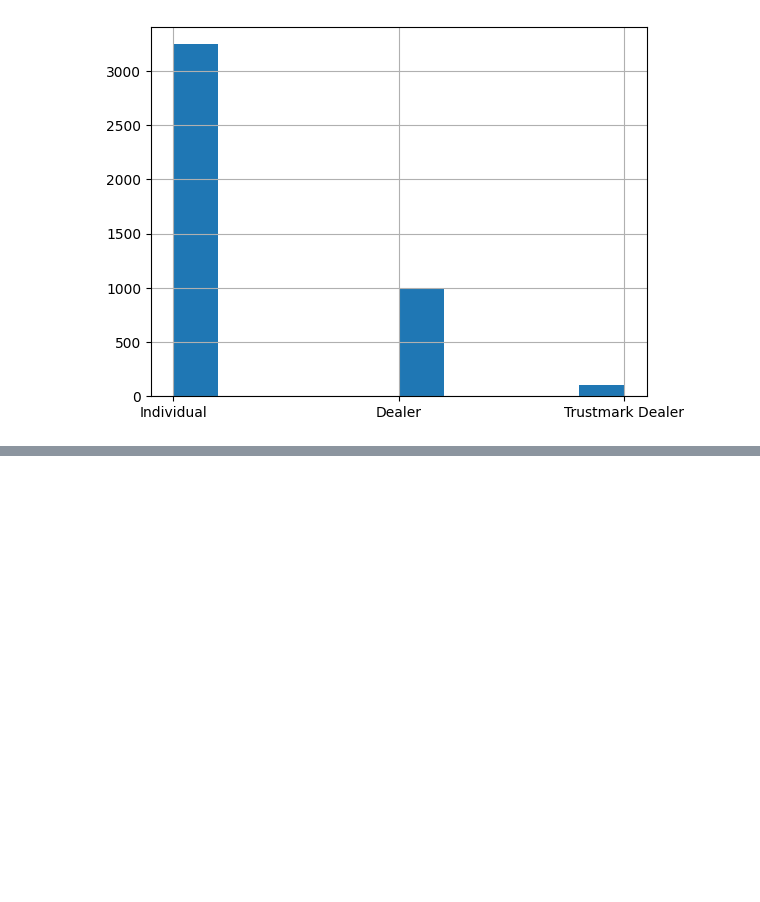
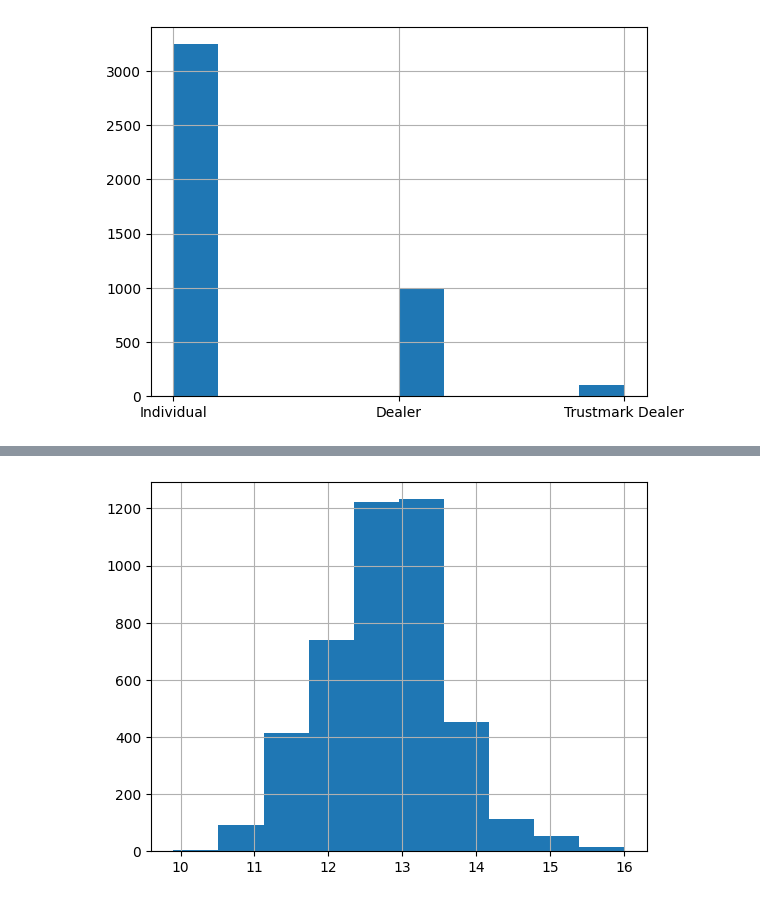
Before and after one commit to inesmarina8/machine_learning_proyect3, a Jupyter notebook: car_selling_prediction-1.ipynb, the cells around one changed output, grey strips where cells are left out. Drawn from its saved outputs; the diff is of its cells as text; code cells hidden in the pictures; blank space fills up the shorter version.

```diff
--- a/car_selling_prediction-1.ipynb
+++ b/car_selling_prediction-1.ipynb
@@ -132,0 +147,9 @@ plt.show()
+# %%
+#categorical transformation
+#2 selling_price is biased-> Data nearly between 0 - 200 000 kms
+
+df['log_selling_price'] = np.log(df['selling_price'] + 1)
+df['log_selling_price'].hist()
+plt.show()
+# %% [output]
+[figure, added]
```
Also changed, not shown: parts of 98 cells of this notebook.
